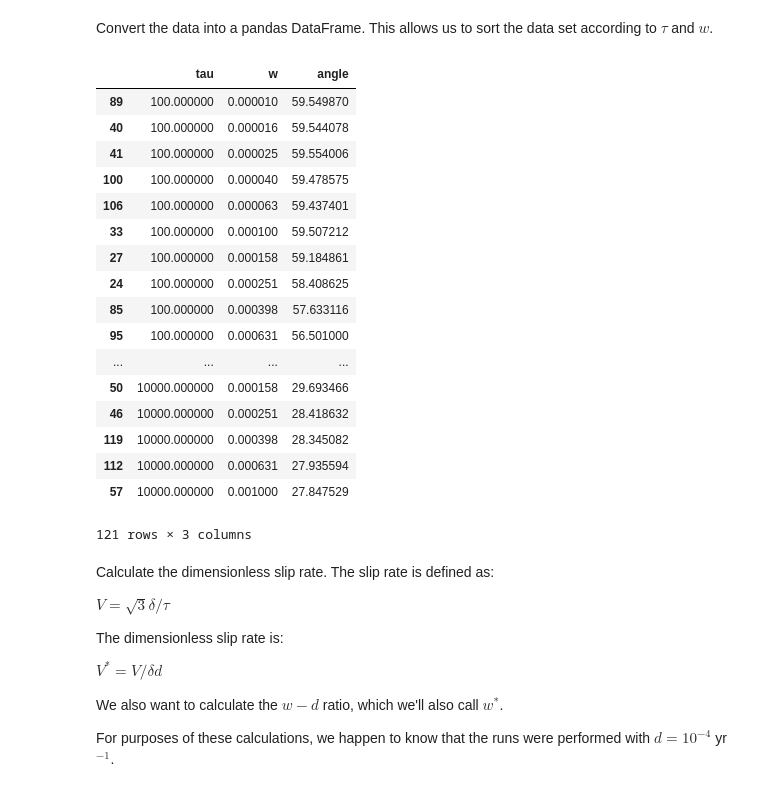
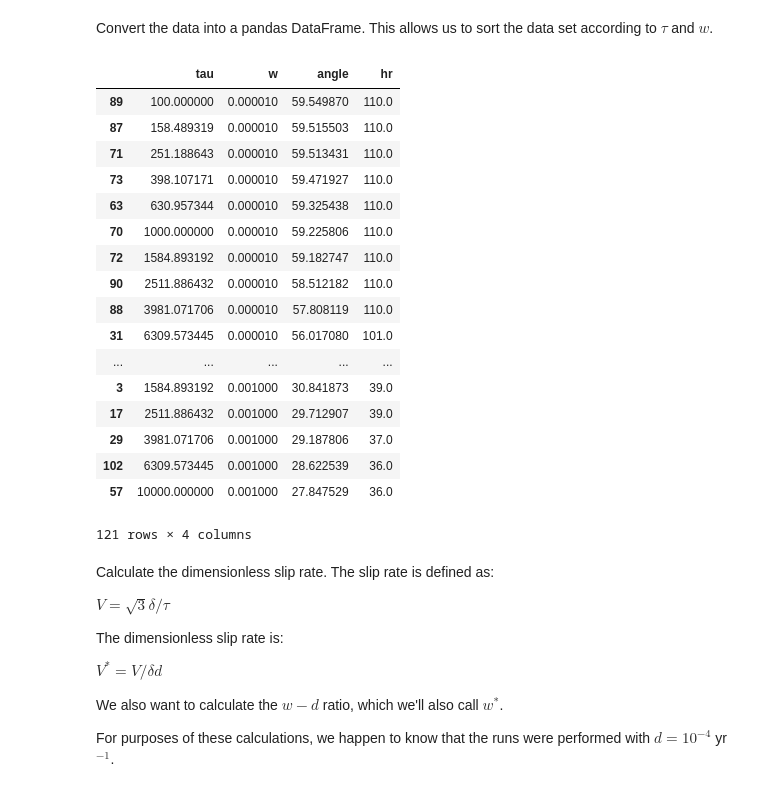
Before and after one commit to gregtucker/facetmorphology, a Jupyter notebook: DataAnalysis/plot_and_analyze_vw_series_runs.ipynb, the cells around one changed output. Cells and saved outputs as stored; diff of their text form; code cells hidden in the pictures.

```diff
--- a/DataAnalysis/plot_and_analyze_vw_series_runs.ipynb
+++ b/DataAnalysis/plot_and_analyze_vw_series_runs.ipynb
@@ -19,6 +19,7 @@ num_lines = len(open(filename).readlines(  ))
 slip_interval = np.zeros(num_lines - 1)  # skip 1 header line
 weath_param = np.zeros(num_lines - 1)
 facet_angle = np.zeros(num_lines - 1)
+hr = np.zeros(num_lines - 1)
 
 # Read data
 with open(filename, 'r') as csvfile:
@@ -30,6 +31,7 @@ with open(filename, 'r') as csvfile:
             slip_interval[i-1] = row[1]
             weath_param[i-1] = row[2]
             facet_angle[i-1] = row[3]
+            hr[i-1] = row[6]
         i += 1
 # %% [output]
 Run name, Slip interval, Weathering rate parameter, Slope angle, Slope gradient, Intercept, Height of right column
@@ -54,29 +56,29 @@ Convert the data into a pandas DataFrame. This allows us to sort the data set ac
 # %%
 import pandas as pd
 # %%
-data = {'tau' : slip_interval, 'w': weath_param, 'angle': facet_angle}
+data = {'tau' : slip_interval, 'w': weath_param, 'angle': facet_angle, 'hr': hr}
 df = pd.DataFrame(data)
-df = df.sort_values(by=['tau', 'w'])
+df = df.sort_values(by=['w', 'tau'])
 df
 # %% [output]
-|  | tau | w | angle |
-| 89 | 100.000000 | 0.000010 | 59.549870 |
-| 40 | 100.000000 | 0.000016 | 59.544078 |
-| 41 | 100.000000 | 0.000025 | 59.554006 |
-| 100 | 100.000000 | 0.000040 | 59.478575 |
-| 106 | 100.000000 | 0.000063 | 59.437401 |
-| 33 | 100.000000 | 0.000100 | 59.507212 |
-| 27 | 100.000000 | 0.000158 | 59.184861 |
-| 24 | 100.000000 | 0.000251 | 58.408625 |
-| 85 | 100.000000 | 0.000398 | 57.633116 |
-| 95 | 100.000000 | 0.000631 | 56.501000 |
-| ... | ... | ... | ... |
-| 50 | 10000.000000 | 0.000158 | 29.693466 |
-| 46 | 10000.000000 | 0.000251 | 28.418632 |
-| 119 | 10000.000000 | 0.000398 | 28.345082 |
-| 112 | 10000.000000 | 0.000631 | 27.935594 |
-| 57 | 10000.000000 | 0.001000 | 27.847529 |
+|  | tau | w | angle | hr |
+| 89 | 100.000000 | 0.000010 | 59.549870 | 110.0 |
+| 87 | 158.489319 | 0.000010 | 59.515503 | 110.0 |
+| 71 | 251.188643 | 0.000010 | 59.513431 | 110.0 |
+| 73 | 398.107171 | 0.000010 | 59.471927 | 110.0 |
+| 63 | 630.957344 | 0.000010 | 59.325438 | 110.0 |
+| 70 | 1000.000000 | 0.000010 | 59.225806 | 110.0 |
+| 72 | 1584.893192 | 0.000010 | 59.182747 | 110.0 |
+| 90 | 2511.886432 | 0.000010 | 58.512182 | 110.0 |
+| 88 | 3981.071706 | 0.000010 | 57.808119 | 110.0 |
+| 31 | 6309.573445 | 0.000010 | 56.017080 | 101.0 |
+| ... | ... | ... | ... | ... |
+| 3 | 1584.893192 | 0.001000 | 30.841873 | 39.0 |
+| 17 | 2511.886432 | 0.001000 | 29.712907 | 39.0 |
+| 29 | 3981.071706 | 0.001000 | 29.187806 | 37.0 |
+| 102 | 6309.573445 | 0.001000 | 28.622539 | 36.0 |
+| 57 | 10000.000000 | 0.001000 | 27.847529 | 36.0 |
-121 rows × 3 columns
+121 rows × 4 columns
 # %% [markdown]
 Calculate the dimensionless slip rate. The slip rate is defined as:
 
```
Also changed, not shown: parts of 4 cells of this notebook, 2 other files.
